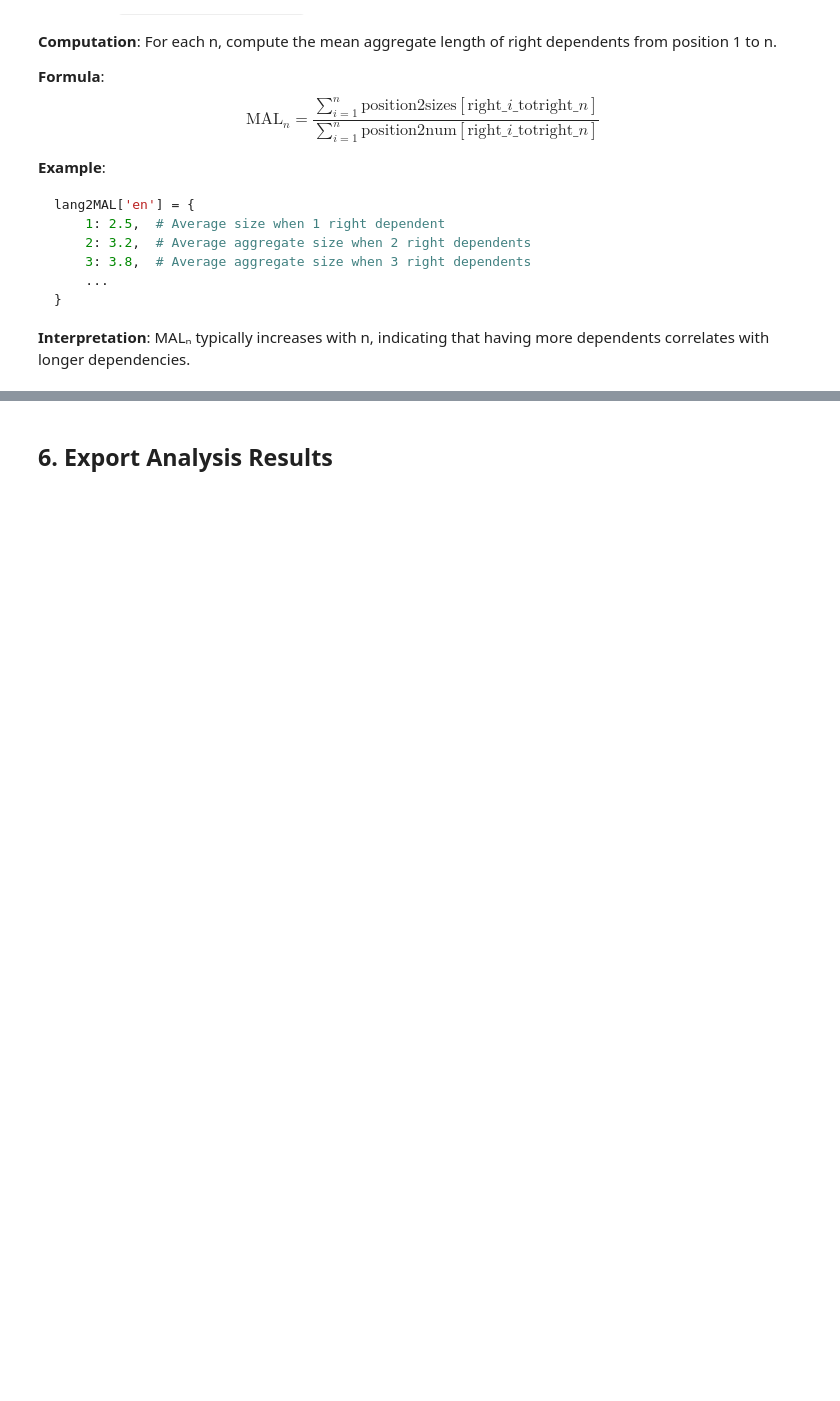
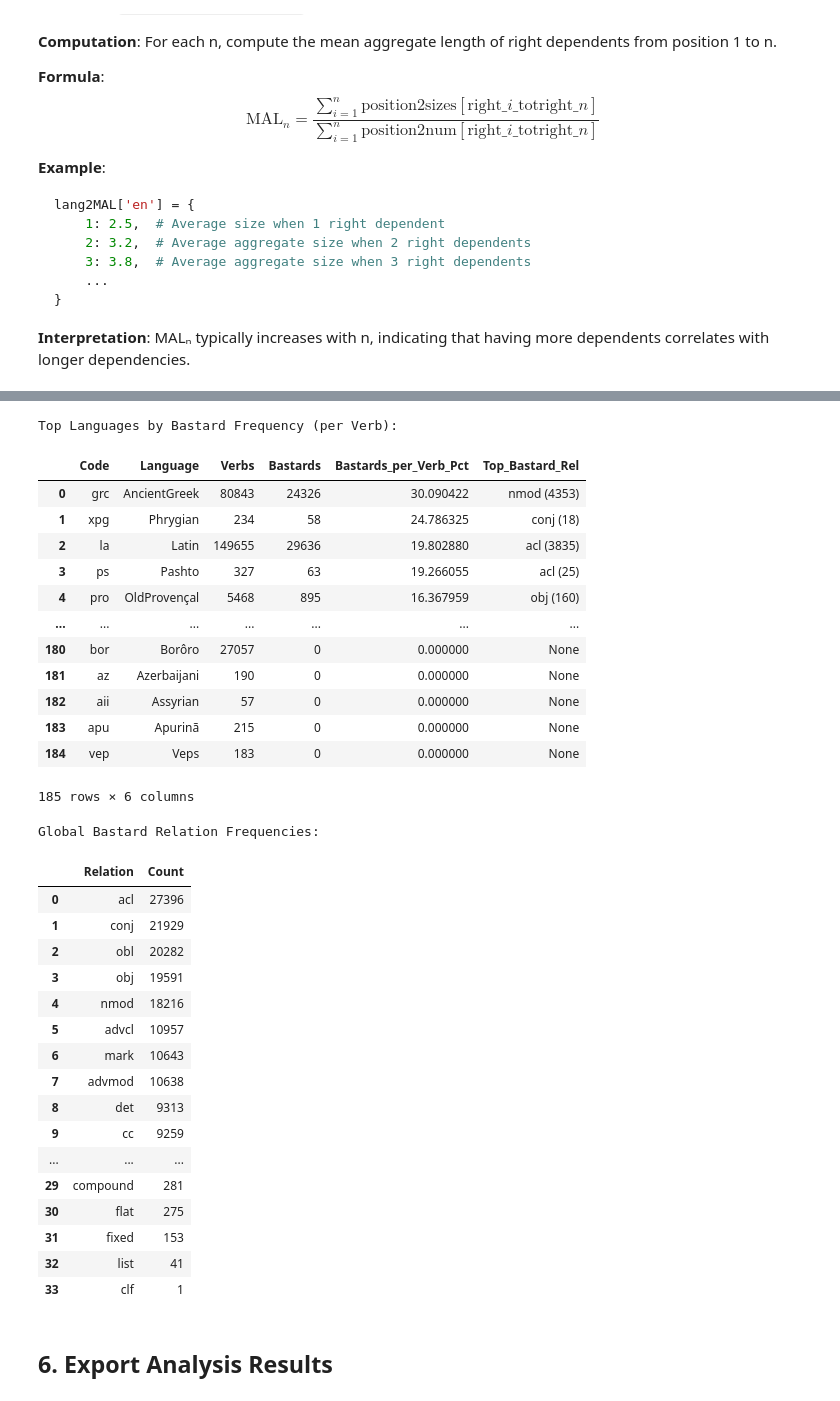
Before and after one commit to typometrics/dataanalysis, a Jupyter notebook: 02_dependency_analysis.ipynb, the cells around one changed output, grey strips where cells are left out. Saved outputs shown, nothing was run; the diff lists cells and outputs as text; code cells hidden in the pictures; blank space fills up the shorter version.

Commit message:
workflow improved and bastard computation added

```diff
--- a/02_dependency_analysis.ipynb
+++ b/02_dependency_analysis.ipynb
@@ -274,3 +313,50 @@ lang2MAL['en'] = {
+# %%
+# showing the bastard tables as df
+
+pd.set_option('display.max_rows', 50)
+
+print("Top Languages by Bastard Frequency (per Verb):")
+display(df_ranking)
+
+print("\nGlobal Bastard Relation Frequencies:")
+df_global_relations = pd.DataFrame(
+    sorted(global_bastard_relations.items(), key=lambda x: x[1], reverse=True),
+    columns=['Relation', 'Count']
+)
+display(df_global_relations)
+# %% [output]
+Top Languages by Bastard Frequency (per Verb):
+|  | Code | Language | Verbs | Bastards | Bastards_per_Verb_Pct | Top_Bastard_Rel |
+| 0 | grc | AncientGreek | 80843 | 24326 | 30.090422 | nmod (4353) |
+| 1 | xpg | Phrygian | 234 | 58 | 24.786325 | conj (18) |
+| 2 | la | Latin | 149655 | 29636 | 19.802880 | acl (3835) |
+| 3 | ps | Pashto | 327 | 63 | 19.266055 | acl (25) |
+| 4 | pro | OldProvençal | 5468 | 895 | 16.367959 | obj (160) |
+| ... | ... | ... | ... | ... | ... | ... |
+| 180 | bor | Borôro | 27057 | 0 | 0.000000 | None |
+| 181 | az | Azerbaijani | 190 | 0 | 0.000000 | None |
+| 182 | aii | Assyrian | 57 | 0 | 0.000000 | None |
+| 183 | apu | Apurinã | 215 | 0 | 0.000000 | None |
+| 184 | vep | Veps | 183 | 0 | 0.000000 | None |
+185 rows × 6 columns
+Global Bastard Relation Frequencies:
+|  | Relation | Count |
+| 0 | acl | 27396 |
+| 1 | conj | 21929 |
+| 2 | obl | 20282 |
+| 3 | obj | 19591 |
+| 4 | nmod | 18216 |
+| 5 | advcl | 10957 |
+| 6 | mark | 10643 |
+| 7 | advmod | 10638 |
+| 8 | det | 9313 |
+| 9 | cc | 9259 |
+| ... | ... | ... |
+| 29 | compound | 281 |
+| 30 | flat | 275 |
+| 31 | fixed | 153 |
+| 32 | list | 41 |
+| 33 | clf | 1 |
 # %% [markdown]
 ## 6. Export Analysis Results
 # %%
```
Also changed, not shown: parts of 11 cells of this notebook, 26 other files.
